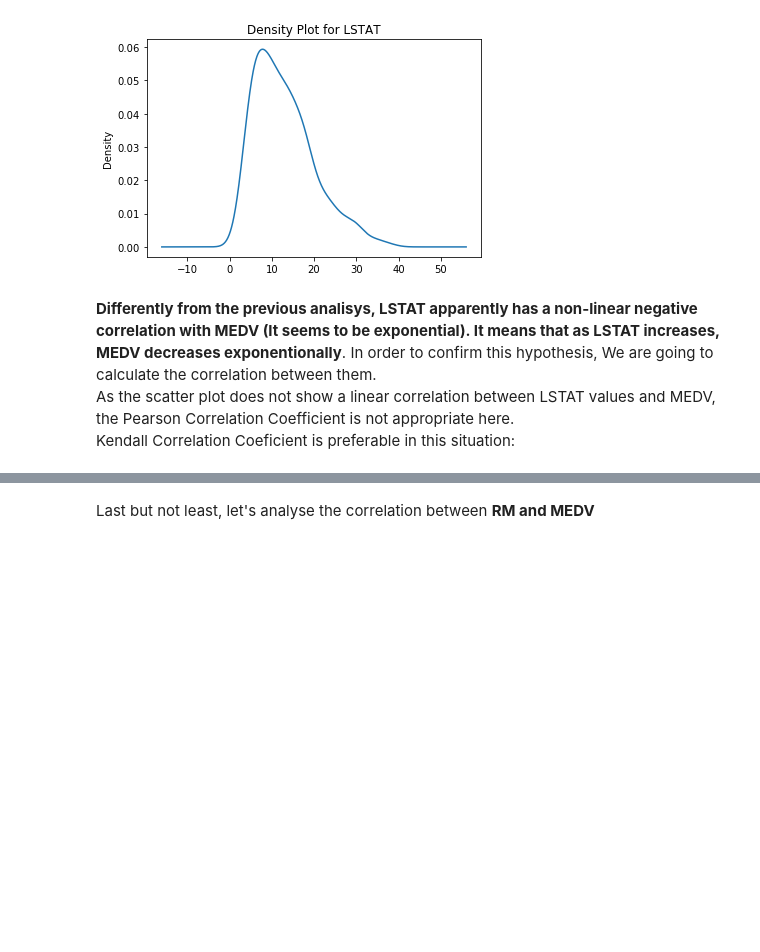
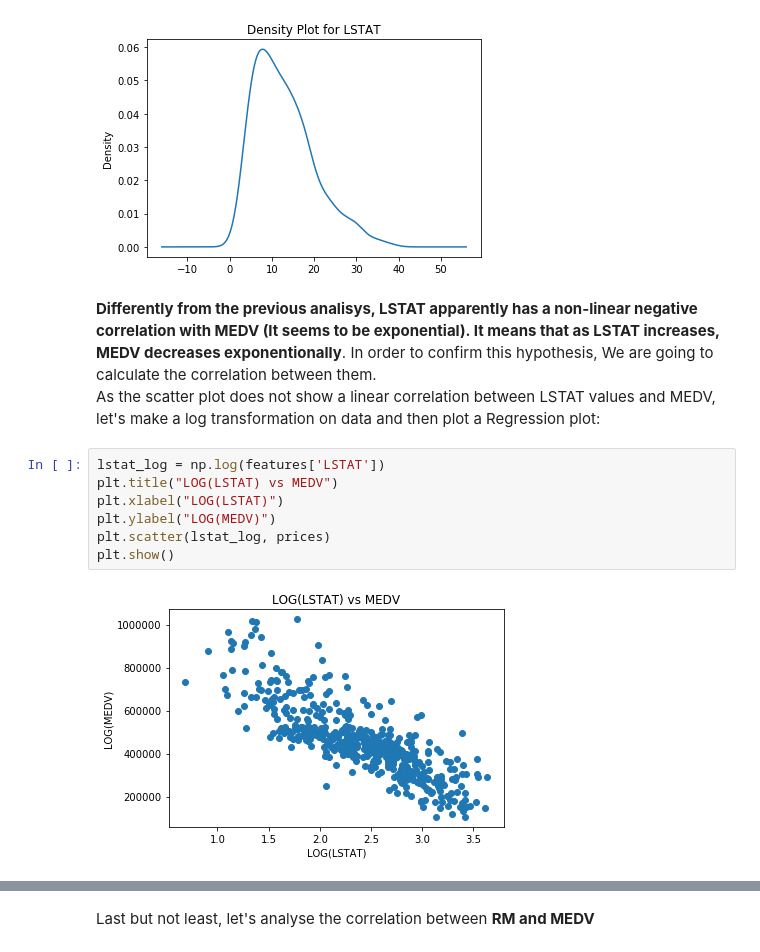
Before and after one commit to gabriel301/MLNanodregree, a Jupyter notebook: projects/boston_housing/boston_housing.ipynb, the cells around one changed output, grey strips where cells are left out. Drawn from its saved outputs; the diff is of its cells as text; blank space fills up the shorter version.

```diff
--- a/projects/boston_housing/boston_housing.ipynb
+++ b/projects/boston_housing/boston_housing.ipynb
@@ -151,5 +177,13 @@ features['LSTAT'].plot(title="Density Plot for LSTAT",x="LSTAT",y="Density",kind
 [figure]
 # %% [markdown]
 **Differently from the previous analisys, LSTAT apparently has a non-linear negative correlation with MEDV (It seems to be exponential). It means that as LSTAT increases, MEDV decreases exponentionally**. In order to confirm this hypothesis, We are going to calculate the correlation between them. <br>
-As the scatter plot does not show a linear correlation between LSTAT values and MEDV, the Pearson Correlation Coefficient is not appropriate here. <br>
-Kendall Correlation Coeficient is preferable in this situation:
+As the scatter plot does not show a linear correlation between LSTAT values and MEDV, let's make a log transformation on data and then plot a Regression plot:
+# %%
+lstat_log = np.log(features['LSTAT'])
+plt.title("LOG(LSTAT) vs MEDV")
+plt.xlabel("LOG(LSTAT)")
+plt.ylabel("LOG(MEDV)")
+plt.scatter(lstat_log, prices)
+plt.show()
+# %% [output]
+[figure, added]
```
Also changed, not shown: parts of 17 cells of this notebook.
